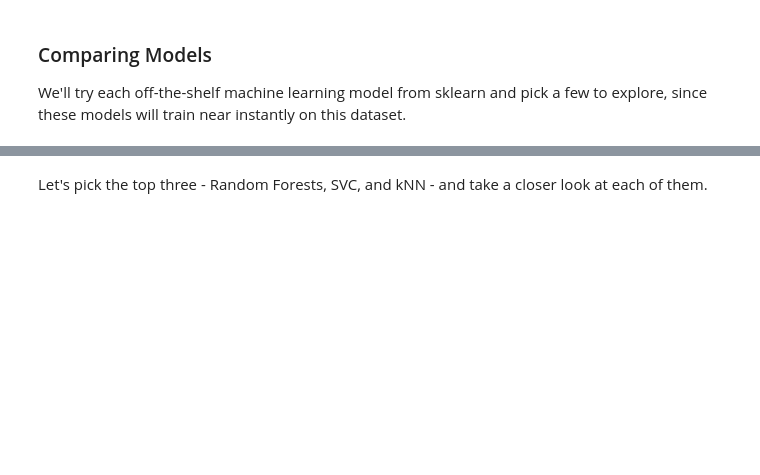
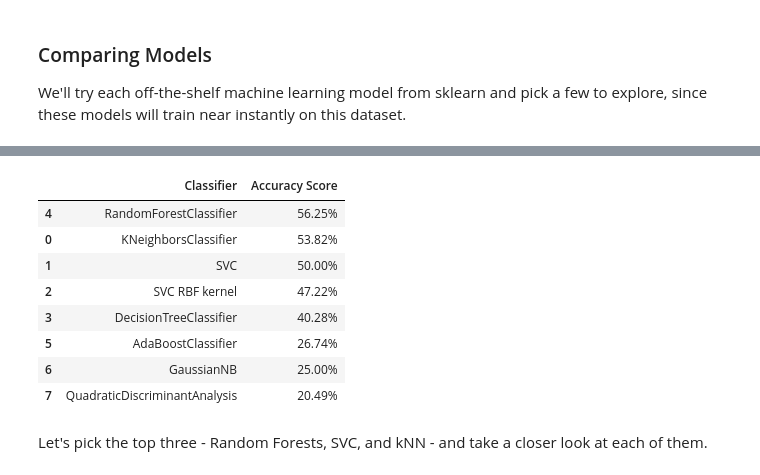
Before and after one commit to chaanchriis/Week3-ClassicML, a Jupyter notebook: Week_3_MachineLearning.ipynb, the cells around one changed output, grey strips where cells are left out. Cells and saved outputs as stored; diff of their text form; code cells hidden in the pictures; blank space fills up the shorter version.

```diff
--- a/Week_3_MachineLearning.ipynb
+++ b/Week_3_MachineLearning.ipynb
@@ -340,10 +365,16 @@ scaler = StandardScaler()
 features_scaled = features
 features_scaled = scaler.fit_transform(features_scaled)
 
+features_scaled2 = features2
+features_scaled2 = scaler.fit_transform(features_scaled2)
+
 scaler = MinMaxScaler()
 # keep our unscaled features just in case we need to process them alternatively
 features_minmax = features
 features_minmax = scaler.fit_transform(features_minmax)
+
+features_minmax2 = features2
+features_minmax2 = scaler.fit_transform(features_minmax2)
 # %% [markdown]
 Make sure our features are properly scaled:
 # %%
@@ -428,6 +468,32 @@ X_train_minmax, X_test_minmax, _, _ = train_test_split(
     test_size=0.2,
     random_state=42
 )
+###################################################
+############# Unscaled test/train set 2#############
+X_train2, X_test2, y_train2, y_test2 =train_test_split(
+    features2,
+    emotions2,
+    test_size=0.2,
+    random_state=42
+)
+
+############ Standard Scaled test/train set 2###########
+# The labels/classes (y_train, y_test) never change, keep old values
+X_train_scaled2, X_test_scaled2, _2, _2 = train_test_split(
+    features_scaled2,
+    emotions2,
+    test_size=0.2,
+    random_state=42
+)
+
+############# MinMax Scaled test/train set 2###############
+# The labels/classes (y_train, y_test) never change, keep old values
+X_train_minmax2, X_test_minmax2, _2, _2 = train_test_split(
+    features_scaled2,
+    emotions2,
+    test_size=0.2,
+    random_state=42
+)
 # %% [markdown]
 ### Comparing Models
 We'll try each off-the-shelf machine learning model from sklearn and pick a few to explore, since these models will train near instantly on this dataset.
@@ -472,3 +538,24 @@ scores_df.sort_values(by='Accuracy Score',axis=0,ascending=False)
+# %%
+scores2 = []
+for model in classification_models:
+    model.fit(X_train_scaled2, y_train2)
+    score = model.score(X_test_scaled2, y_test2)
+    model_name = type(model).__name__
+    if model_name=='SVC' and model.kernel=='rbf': model_name+=' RBF kernel'
+    scores2.append((model_name,(f'{100*score:.2f}%')))
+# Make it pretty
+scores_df = pd.DataFrame(scores2,columns=['Classifier','Accuracy Score'])
+scores_df.sort_values(by='Accuracy Score',axis=0,ascending=False)
+# %% [output]
+|  | Classifier | Accuracy Score |
+| 4 | RandomForestClassifier | 56.25% |
+| 0 | KNeighborsClassifier | 53.82% |
+| 1 | SVC | 50.00% |
+| 2 | SVC RBF kernel | 47.22% |
+| 3 | DecisionTreeClassifier | 40.28% |
+| 5 | AdaBoostClassifier | 26.74% |
+| 6 | GaussianNB | 25.00% |
+| 7 | QuadraticDiscriminantAnalysis | 20.49% |
 # %% [markdown]
 Let's pick the top three - Random Forests, SVC, and kNN - and take a closer look at each of them.
 # %% [markdown]
```
Also changed, not shown: parts of 20 cells of this notebook.
